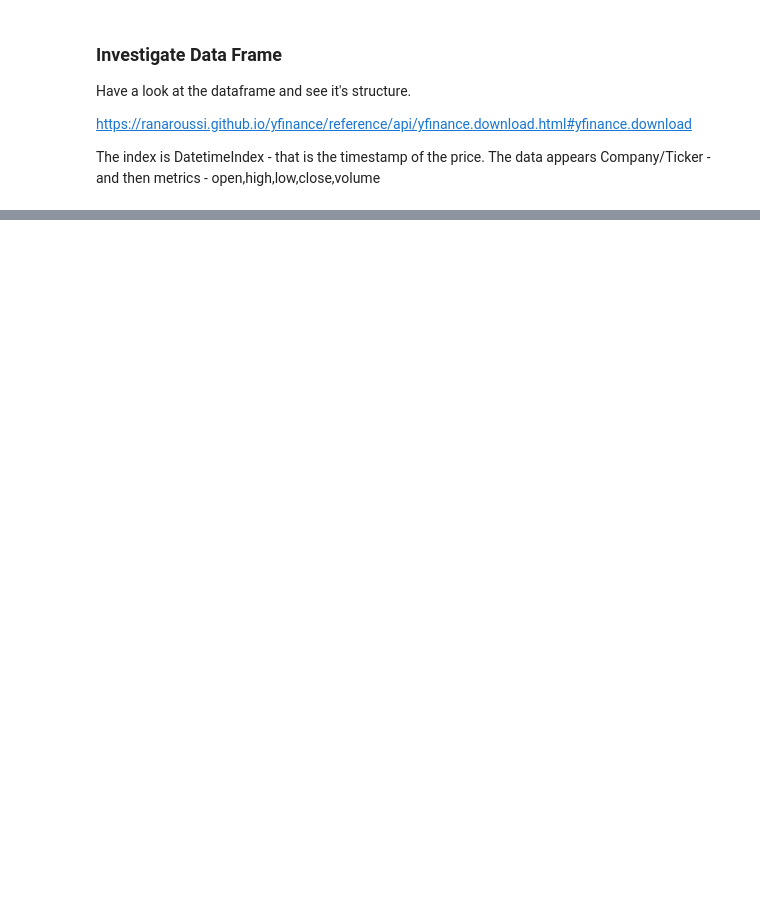
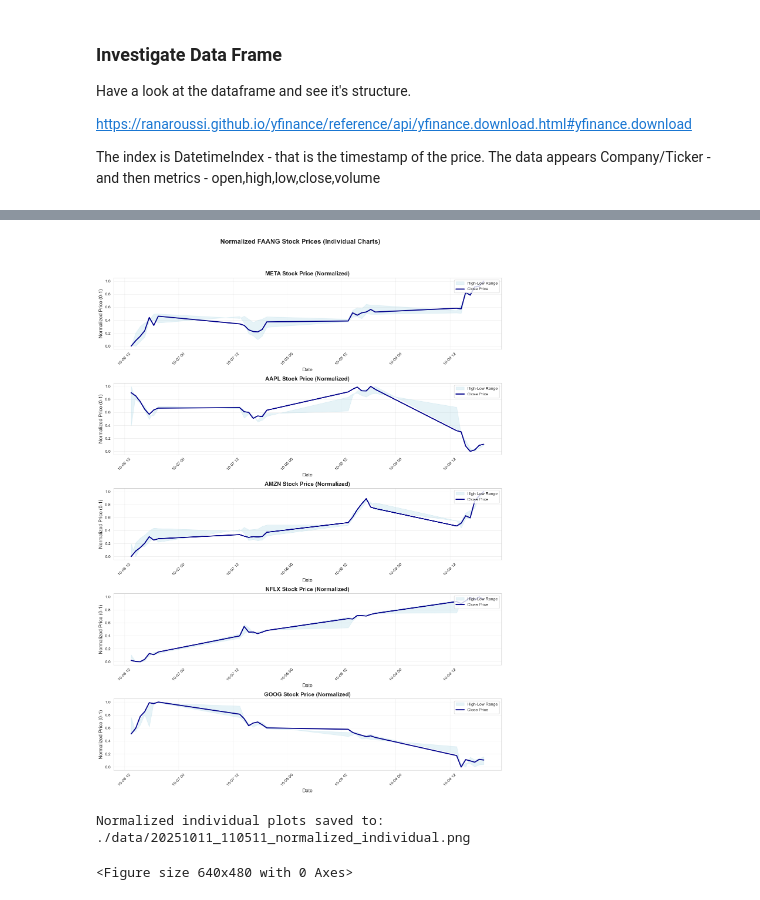
Before and after one commit to clydewatts1/PFDA_computer_architecture, a Jupyter notebook: problems.ipynb, the cells around one changed output, grey strips where cells are left out. Drawn from its saved outputs; the diff is of its cells as text; code cells hidden in the pictures; blank space fills up the shorter version.

```diff
--- a/problems.ipynb
+++ b/problems.ipynb
@@ -281,0 +376,16 @@ INFO:root:Plot saved to ./data/20251004_140850.png
+# %%
+# Data is already in the right format - combined_data has Date, Close, High, Low, Ticker
+# Now normalize the price data to 0-1 range for each ticker individually
+normalized_data = combined_data.copy()
+
+# Normalize each ticker separately
+for ticker in tickers:
+    ticker_mask = normalized_data['Ticker'] == ticker
+    for column in ['Close', 'High', 'Low']:
+        ticker_values = normalized_data.loc[ticker_mask, column]
+        min_val = ticker_values.min()
+        max_val = ticker_values.max()
+        normalized_data.loc[ticker_mask, column] = (ticker_values - min_val) / (max_val - min_val)
+
+print("Normalized data (first 10 rows):")
+print(normalized_data.head(10))
@@ -281,0 +405,43 @@ INFO:root:Plot saved to ./data/20251004_140850.png
+# %%
+# Create separate plots for each ticker using normalized data
+# Note: This was all done using vibe coding using vscode and github copilot
+fig, axes = plt.subplots(len(tickers), 1, figsize=(14, 4 * len(tickers)))
+fig.suptitle('Normalized FAANG Stock Prices (Individual Charts)', fontsize=16, fontweight='bold', y=0.98)
+
+for i, ticker in enumerate(tickers):
+    # Filter data for current ticker
+    ticker_data = normalized_data[normalized_data['Ticker'] == ticker].copy()
+    ticker_data = ticker_data.sort_values('Date')
+
+    ax = axes[i]
+
+    # Plot shaded area between high and low
+    ax.fill_between(ticker_data['Date'],
+                   ticker_data['High'],
+                   ticker_data['Low'],
+                   alpha=0.3,
+                   color='lightblue',
+                   label='High-Low Range')
+
+    # Plot close price line
+    sns.lineplot(data=ticker_data, x='Date', y='Close',
+                ax=ax, color='darkblue', linewidth=2.5, label='Close Price')
+
+    ax.set_title(f'{ticker} Stock Price (Normalized)', fontsize=14, fontweight='bold')
+    ax.set_xlabel('Date', fontsize=12)
+    ax.set_ylabel('Normalized Price (0-1)', fontsize=12)
+    ax.legend(loc='upper right')
+    ax.tick_params(axis='x', rotation=45)
+    ax.grid(True, alpha=0.3)
+
+plt.tight_layout(rect=[0, 0.03, 1, 0.95])
+plt.show()
+
+# Save the plot
+normalized_png_path = png_file_path.replace('.png', '_normalized_individual.png')
+plt.savefig(normalized_png_path, dpi=300, bbox_inches='tight')
+print(f"Normalized individual plots saved to: {normalized_png_path}")
+# %% [output]
+[figure, added]
+Normalized individual plots saved to: ./data/20251011_110511_normalized_individual.png
+<Figure size 640x480 with 0 Axes>
```
Also changed, not shown: parts of 12 cells of this notebook, 6 other files.
